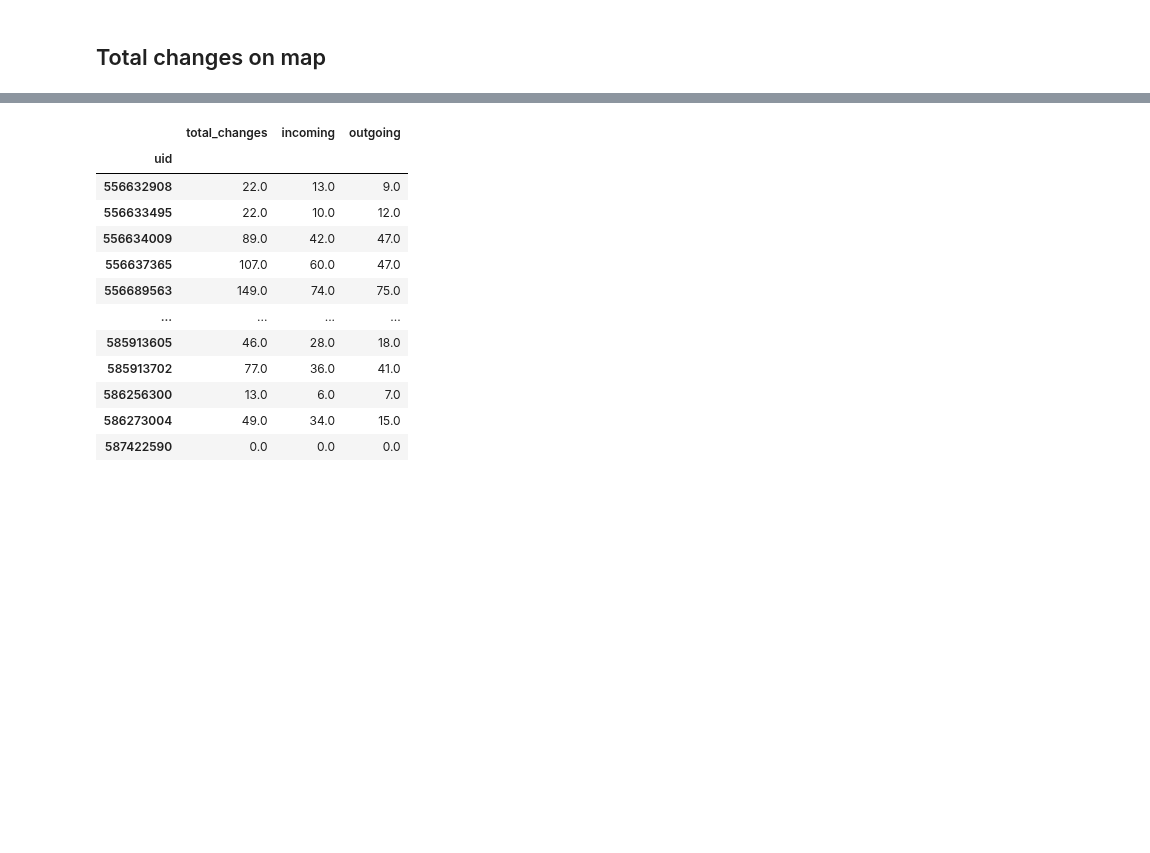
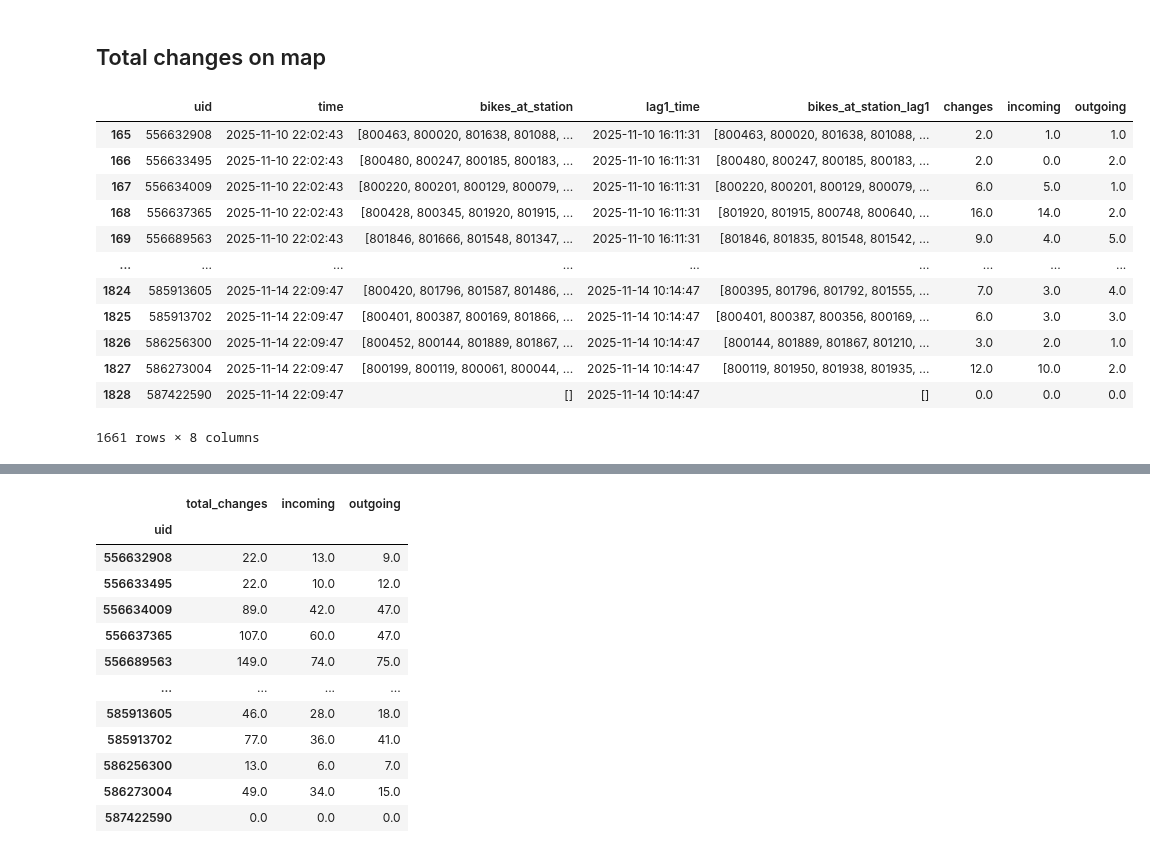
Before and after one commit to Mkranj/BajsBoard, a Jupyter notebook: notebooks/analyse_stations.ipynb, the cells around one changed output, grey strips where cells are left out. Cells and saved outputs as stored; diff of their text form; code cells hidden in the pictures; blank space fills up the shorter version.

```diff
--- a/notebooks/analyse_stations.ipynb
+++ b/notebooks/analyse_stations.ipynb
@@ -311,2 +316,18 @@ bike_data
 # %% [markdown]
 ## Total changes on map
+# %%
+bike_data
+# %% [output]
+|  | uid | time | bikes_at_station | lag1_time | bikes_at_station_lag1 | changes | incoming | outgoing |
+| 165 | 556632908 | 2025-11-10 22:02:43 | [800463, 800020, 801638, 801088, ... | 2025-11-10 16:11:31 | [800463, 800020, 801638, 801088, ... | 2.0 | 1.0 | 1.0 |
+| 166 | 556633495 | 2025-11-10 22:02:43 | [800480, 800247, 800185, 800183, ... | 2025-11-10 16:11:31 | [800480, 800247, 800185, 800183, ... | 2.0 | 0.0 | 2.0 |
+| 167 | 556634009 | 2025-11-10 22:02:43 | [800220, 800201, 800129, 800079, ... | 2025-11-10 16:11:31 | [800220, 800201, 800129, 800079, ... | 6.0 | 5.0 | 1.0 |
+| 168 | 556637365 | 2025-11-10 22:02:43 | [800428, 800345, 801920, 801915, ... | 2025-11-10 16:11:31 | [801920, 801915, 800748, 800640, ... | 16.0 | 14.0 | 2.0 |
+| 169 | 556689563 | 2025-11-10 22:02:43 | [801846, 801666, 801548, 801347, ... | 2025-11-10 16:11:31 | [801846, 801835, 801548, 801542, ... | 9.0 | 4.0 | 5.0 |
+| ... | ... | ... | ... | ... | ... | ... | ... | ... |
+| 1824 | 585913605 | 2025-11-14 22:09:47 | [800420, 801796, 801587, 801486, ... | 2025-11-14 10:14:47 | [800395, 801796, 801792, 801555, ... | 7.0 | 3.0 | 4.0 |
+| 1825 | 585913702 | 2025-11-14 22:09:47 | [800401, 800387, 800169, 801866, ... | 2025-11-14 10:14:47 | [800401, 800387, 800356, 800169, ... | 6.0 | 3.0 | 3.0 |
+| 1826 | 586256300 | 2025-11-14 22:09:47 | [800452, 800144, 801889, 801867, ... | 2025-11-14 10:14:47 | [800144, 801889, 801867, 801210, ... | 3.0 | 2.0 | 1.0 |
+| 1827 | 586273004 | 2025-11-14 22:09:47 | [800199, 800119, 800061, 800044, ... | 2025-11-14 10:14:47 | [800119, 801950, 801938, 801935, ... | 12.0 | 10.0 | 2.0 |
+| 1828 | 587422590 | 2025-11-14 22:09:47 | [] | 2025-11-14 10:14:47 | [] | 0.0 | 0.0 | 0.0 |
+1661 rows × 8 columns
```
Also changed, not shown: parts of 6 cells of this notebook, 2 other files.
